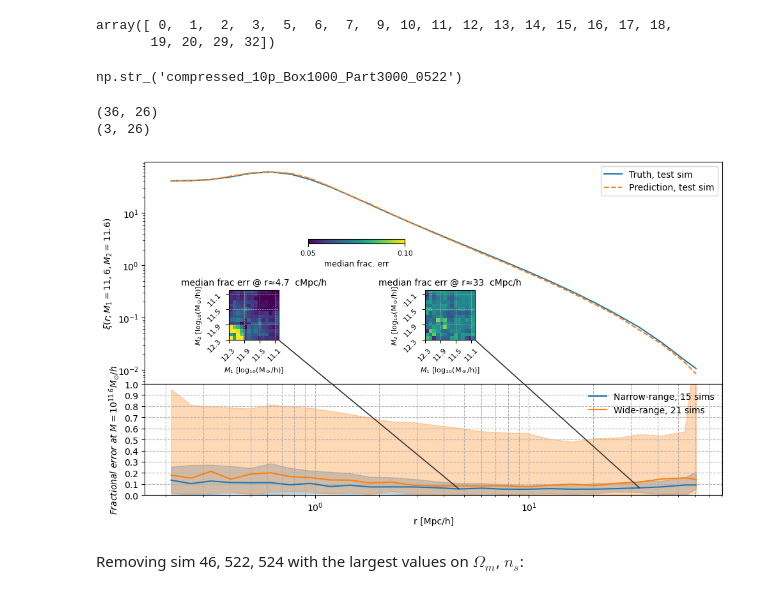
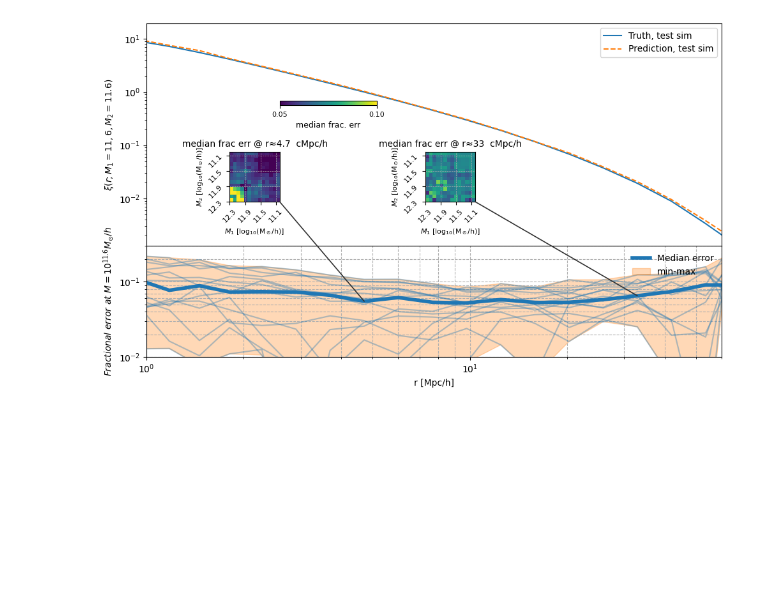
Before and after one commit to qezlou/Goku_ELG, a Jupyter notebook: emu/notebooks/train_xi/plot_for_paper.ipynb, the cells around one changed output. Saved outputs shown, nothing was run; the diff lists cells and outputs as text; code cells hidden in the pictures; blank space fills up the shorter version.

Commit message:
new plots for papaer = remove 6 extreme csomologies

```diff
--- a/emu/notebooks/train_xi/plot_for_paper.ipynb
+++ b/emu/notebooks/train_xi/plot_for_paper.ipynb
@@ -44,11 +30,20 @@ for p in indp:
     percent = np.percentile(dist[:,p], [80])
     ind_above = np.where(dist[:,p] >= percent[0])
     print(f"Parameter {list(plot_xi_emu.latex_labels.keys())[p]}: {len(ind_above[0])} simulations above 80th percentile of {percent}, sims= {ind_above}")
-    print(dist[ind_above, p])
     outlier_sims.extend(ind_above)
 outlier_sims = np.unique(np.array(outlier_sims))
 remaining_sims = np.setdiff1d(ind_sims, outlier_sims)
-print(f"Total number of outlier simulations: {len(outlier_sims)}")
+print(f"Total number of outlier simulations: {len(outlier_sims)}, remaining {len(remaining_sims)}")
+
+
+# Remove the LOOCV for the extreme cosmologies, in `investigate_instabilities.ipynb``
+extreme_inds = [18, 20, 2, 12, 9]
+extreme_sim_ids = [522, 524, 26, 240, 207]
+for i, id in enumerate(extreme_inds):
+    #print()
+    assert str(extreme_sim_ids[i]).rjust(4, '0') == plot_xi_emu.sim_tags[id][-4::], f'{i} -  {plot_xi_emu.sim_tags[i][-4::]}'
+outlier_sims = np.setdiff1d(remaining_sims, extreme_inds)
+print(f' after removing sims {extreme_sim_ids}, left with {len(outlier_sims)} outlier sims, {len(remaining_sims)} remaining sims')
 # %% [output]
 (36, 10)
 Parameter omega0: 8 simulations above 80th percentile of [11.06071429], sims= (array([ 0,  5,  6, 11, 14, 17, 18, 20]),)
@@ -67,12 +55,3 @@ Total number of outlier simulations: 21
-# %%
-outlier_sims
-# %% [output]
-array([ 0,  1,  2,  3,  5,  6,  7,  9, 10, 11, 12, 13, 14, 15, 16, 17, 18,
-       19, 20, 29, 32])
-# %%
-plot_xi_emu.sim_tags[18]
-# %% [output]
-np.str_('compressed_10p_Box1000_Part3000_0522')
 # %%
 import matplotlib.pyplot as plt
 import numpy as np
@@ -83,40 +62,54 @@ mass_bins = np.unique(plot_xi_emu.emu.mbins[:,0])[::-1]
 
 indm = 7
 frac_errs = plot_xi_emu.frac_errs[:,indm, indm,:]
-print(frac_errs.shape)
 
-ax[0].plot(plot_xi_emu.rbins, plot_xi_emu.truth[4,indm, indm,:], color='C0', alpha=1, label='Truth, test sim')
-ax[0].plot(plot_xi_emu.rbins, plot_xi_emu.pred[4,indm, indm,:], color='C1', alpha=1, label='Prediction, test sim', ls='--')
+
+ax[0].plot(plot_xi_emu.rbins, plot_xi_emu.truth[35,indm, indm,:], color='C0', alpha=1, label='Truth, test sim')
+ax[0].plot(plot_xi_emu.rbins, plot_xi_emu.pred[35,indm, indm,:], color='C1', alpha=1, label='Prediction, test sim', ls='--')
 ax[0].set_xscale('log')
 ax[0].set_yscale('log')
 ax[0].set_ylabel(r'$\xi(r; M_1=11,6, M_2=11.6)$')
 #ax[0].grid(which='both', linestyle='--', linewidth=0.8)
 ax[0].legend(loc='upper right')
+ax[0].set_xlim(1,60)
 
 #percentile_to_use = [2.5, 50, 97.5]
-percentile_to_use = [16, 50, 84]
+percentile_to_use = [0, 50, 100]
+#percentile_err = np.nanpercentile(frac_errs[remaining_sims,:], percentile_to_use, axis=0)
+#print(percentile_err.shape)
+#ax[1].fill_between(plot_xi_emu.rbins, percentile_err[0], percentile_err[2], color=f'C0', alpha=0.3)
 #for s in remaining_sims:
-percentile_err = np.nanpercentile(frac_errs[remaining_sims,:], percentile_to_use, axis=0)
-print(percentile_err.shape)
-ax[1].plot(plot_xi_emu.rbins, percentile_err[1,:], color=f'C0', alpha=1, label=f'Narrow-range, {len(remaining_sims)} sims')
-#ax[1].fill_between(plot_xi_emu.rbins, percentile_err[0], percentile_err[2], color=f'C0', alpha=0.3)
-ax[1].fill_between(plot_xi_emu.rbins, np.nanmin(frac_errs[remaining_sims,:], axis=0), np.nanmax(frac_errs[remaining_sims,:], axis=0), color=f'C0', alpha=0.3)
+#    ax[1].plot(plot_xi_emu.rbins, frac_errs[s,:], color=f'C0', alpha=0.4)
+#ax[1].plot(plot_xi_emu.rbins, percentile_err[1,:], color=f'C0', alpha=1, lw=4, label=f'Narrow-range, {len(remaining_sims)} sims')
+#for s in outlier_sims:
+#percentile_err = np.nanpercentile(frac_errs[outlier_sims,:], percentile_to_use, axis=0)
+#ax[1].fill_between(plot_xi_emu.rbins, percentile_err[0], percentile_err[2], color='C1', alpha=0.3)
+#for s in outlier_sims:
+#    ax[1].plot(plot_xi_emu.rbins, frac_errs[s,:], color=f'C1', alpha=0.4)
+#ax[1].plot(plot_xi_emu.rbins,percentile_err[1], color='C1', alpha=1, lw=4, label=f'Wide-range, {len(outlier_sims)} sims')
+#ax[1].set_title(f'Mass bin {mass_bins[indm]}')
 
+# Combining all sims together
+all_sims = np.concatenate((remaining_sims, outlier_sims))
+percentile_err = np.nanpercentile(frac_errs[all_sims,:], percentile_to_use, axis=0)
+ax[1].plot(plot_xi_emu.rbins, percentile_err[1,:], color=f'C0', alpha=1, lw=4, label='Median error')
+for s in all_sims:
+    ax[1].plot(plot_xi_emu.rbins, frac_errs[s,:], color=f'C0', alpha=0.2)
 #for s in outlier_sims:
 percentile_err = np.nanpercentile(frac_errs[outlier_sims,:], percentile_to_use, axis=0)
-ax[1].plot(plot_xi_emu.rbins,percentile_err[1], color='C1', alpha=1, label=f'Wide-range, {len(outlier_sims)} sims')
-#ax[1].fill_between(plot_xi_emu.rbins, percentile_err[0], percentile_err[2], color='C1', alpha=0.3)
-ax[1].fill_between(plot_xi_emu.rbins, np.nanmin(frac_errs[outlier_sims,:], axis=0), np.nanmax(frac_errs[outlier_sims,:], axis=0), color='C1', alpha=0.3)
+ax[1].fill_between(plot_xi_emu.rbins, percentile_err[0], percentile_err[2], color='C1', alpha=0.3, label='min-max')
 
-#ax[1].set_title(f'Mass bin {mass_bins[indm]}')
 ax[1].set_xscale('log')
+#ax[1].set_yscale('log')
 ax[1].grid(which='both', linestyle='--', linewidth=0.8)
-ax[1].set_ylim(0, 1)
-ax[1].set_yticks(np.arange(0, 1.1, 0.1))
+ax[1].set_ylim(1e-2, 0.3)
+ax[1].set_xlim(0.5, 50)
 ax[1].legend(loc='upper left')
 ax[1].set_ylabel(r'$Fractional \ error \ at  \ M = 10^{11.6} M_{\odot}/h$')
 ax[1].set_xlabel('r [Mpc/h]')
 ax[1].legend(frameon=False, loc='upper right')
+ax[1].set_xlim(1,60)
+ax[1].set_yscale('log')
 
 
 from mpl_toolkits.axes_grid1.inset_locator import inset_axes
@@ -161,37 +154,33 @@ inax2.set_title(fr"median frac err @ r≈{x2:.2g}  cMpc/h", fontsize=10)
 
 # inset ticks
 for iax in (inax1, inax2):
     iax.tick_params(labelsize=8, rotation=45)
     iax.set_xticks(mass_bins[::4])
     iax.set_yticks(mass_bins[::4])
     iax.grid(which='both', linestyle='--', linewidth=0.5)
     iax.set_xlabel(r'$M_1$ [log$_{10}$(M$_\odot$/h)]', fontsize=8)
     iax.set_ylabel(r'$M_2$ [log$_{10}$(M$_\odot$/h)]', fontsize=8)
 
 # Draw connections from the curve points to the insets (left-center of each inset)
 con1 = ConnectionPatch(xyA=(x1, y1), coordsA=ax[1].transData,
                        xyB=(1, 0), coordsB=inax1.transAxes,
                        arrowstyle='-', lw=1.2, color='0.2')
 con2 = ConnectionPatch(xyA=(x2, y2), coordsA=ax[1].transData,
                        xyB=(1, 0.), coordsB=inax2.transAxes,
                        arrowstyle='-', lw=1.2, color='0.2')
 fig.add_artist(con1)
 fig.add_artist(con2)
 
 # Optional: a single shared colorbar for both insets
 cax = inset_axes(ax[1], width="28%", height="4%", loc="lower left",
-                 bbox_to_anchor=(0.27, 2.2, 0.6, 1.0),
+                 bbox_to_anchor=(0.22, 2.2, 0.6, 1.0),
                  bbox_transform=ax[1].transAxes, borderpad=0.8)
 cb = fig.colorbar(im1, cax=cax, orientation='horizontal')
 cb.ax.tick_params(labelsize=8)
 cb.set_ticks(np.arange(vmin, vmax+0.01, 0.05))
 cb.set_label('median frac. err', fontsize=9)
 
 fig.tight_layout()
-#fig.savefig('/home/qezlou/HD2/HETDEX/draft/gal-emu-paper/figures/xi_hh_loocv.pdf')
+fig.savefig('/home/qezlou/HD2/HETDEX/draft/gal-emu-paper/figures/xi_hh_loocv.pdf')
 # %% [output]
-(36, 26)
-(3, 26)
-[figure, old version]
+[figure, new version]
-# %% [markdown]
- Removing sim 46, 522, 524 with the largest values on $\Omega_m$, $n_s$:
```
Also changed, not shown: parts of 5 cells of this notebook, 1 other file.
